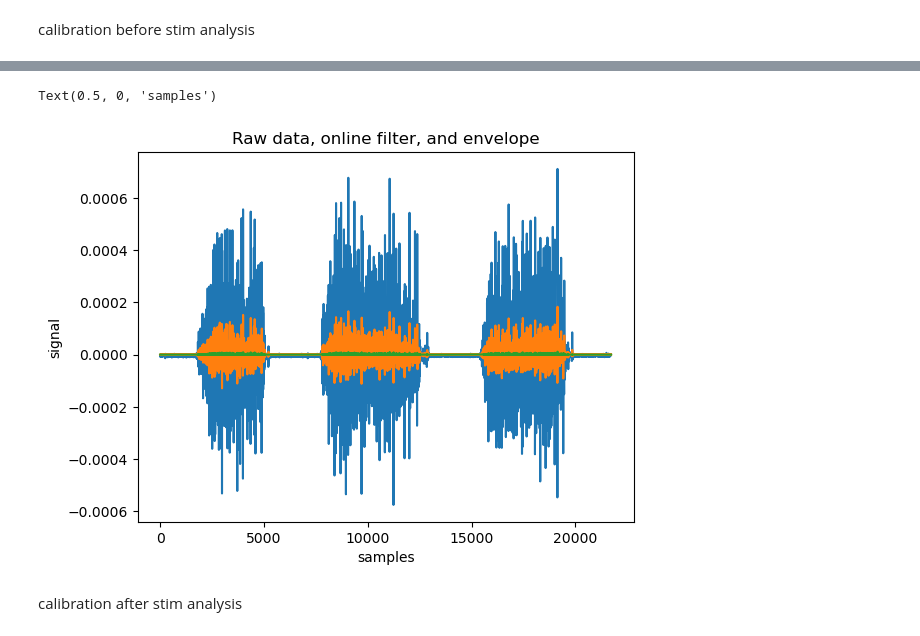
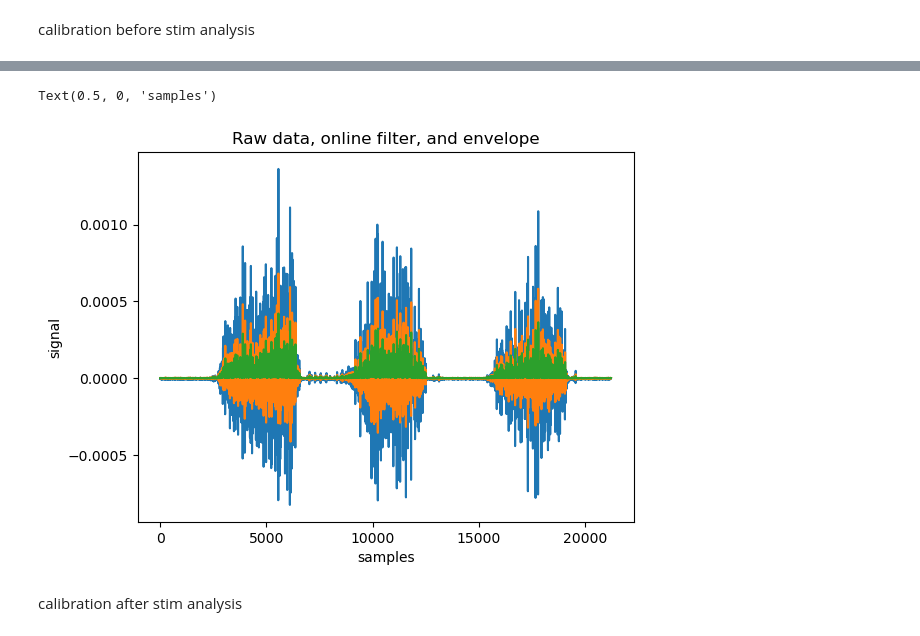
Before and after one commit to uw-herron-lab/OMNI-BIC-DEVELOPMENT, a Jupyter notebook: calibration_processing/signal_analysis.ipynb, the cells around one changed output, grey strips where cells are left out. Saved outputs shown, nothing was run; the diff lists cells and outputs as text; code cells hidden in the pictures.

```diff
--- a/calibration_processing/signal_analysis.ipynb
+++ b/calibration_processing/signal_analysis.ipynb
@@ -7,10 +7,12 @@ from calibration import load_data, separate_ch_sig, rectify, bandpass_filter, lo
 # %% [markdown]
 calibration before stim analysis
 # %%
-dir = r"C:\Users\User\Desktop\Maryam_Test_Files\MTS_Test\2025 - 10 - 16"
-_calib = r"\calibration\MTS_Test_RawFormattedEMGData_2025 - 10 - 16_15 - 58 - 23.csv"
-_filt_calib = r"\calibration\MTS_Test_FiltEMGData_2025 - 10 - 16_15 - 58 - 23.csv"
-_env_calib = r"\calibration\MTS_Test_EnvData_2025 - 10 - 16_15 - 58 - 23.csv"
+dir = r"C:\Users\User\Desktop\Maryam_Test_Files\MTS_Test\2025 - 10 - 20"
+date_timestamp = "2025 - 10 - 20_14 - 41 - 40"
+file_extension = ".csv"
+_calib = r"\calibration\MTS_Test_RawFormattedEMGData_" + date_timestamp + file_extension
+_filt_calib = r"\calibration\MTS_Test_FiltEMGData_" + date_timestamp + file_extension
+_env_calib = r"\calibration\MTS_Test_EnvData_" + date_timestamp + file_extension
 # %%
 _calib = r"\calibration\trial1\MTS_Test_RawFormattedEMGData_2025 - 10 - 16_15 - 46 - 33.csv"
 calib = pd.read_csv(dir+_calib)
@@ -20,4 +22,6 @@ calib = pd.read_csv(dir + _calib)
 filt = pd.read_csv(dir + _filt_calib)
 env = pd.read_csv(dir + _env_calib)
 # %%
-plt.plot(calib.EMG1[0:-1])
+EMG1_calib = []
+for i, val in enumerate(calib.EMG1):
+    EMG1_calib.append(float(val))
@@ -36,14 +48,15 @@ for i, ch in enumerate(env["emg channel"]):
 # %%
-plt.plot(calib.EMG1[0:-1])
+# plt.plot(calib.EMG1[0:-1])
+plt.plot(EMG1_calib[0:-1])
 plt.plot(np.arange(len(filt_1)-1), np.array(filt_1[0:-1]))
 
 plt.plot(np.arange(len(env_1)-1), np.array(env_1[0:-1]))
 plt.title("Raw data, online filter, and envelope")
 plt.ylabel("signal")
 plt.xlabel("samples")
 # %% [output]
 Text(0.5, 0, 'samples')
-[figure, old version]
+[figure, new version]
 # %% [markdown]
 calibration after stim analysis
 # %%
```
Also changed, not shown: parts of 3 cells of this notebook, 5 other files.
